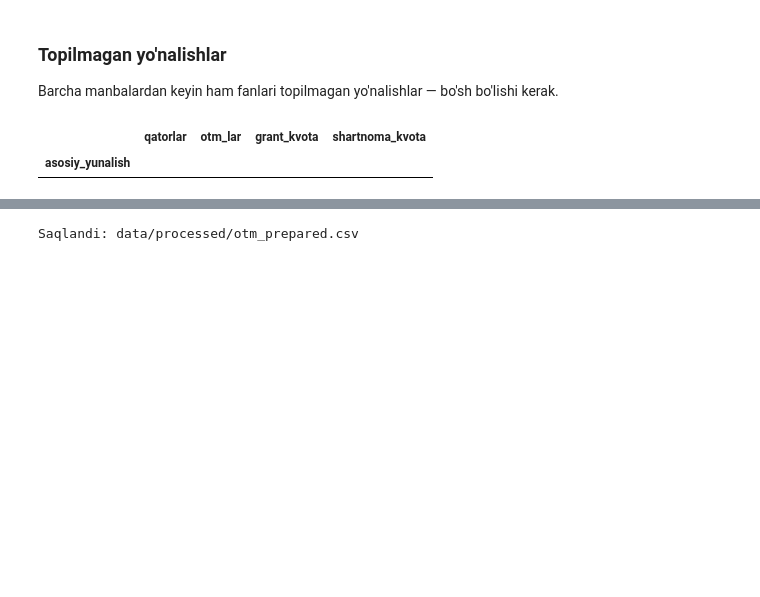
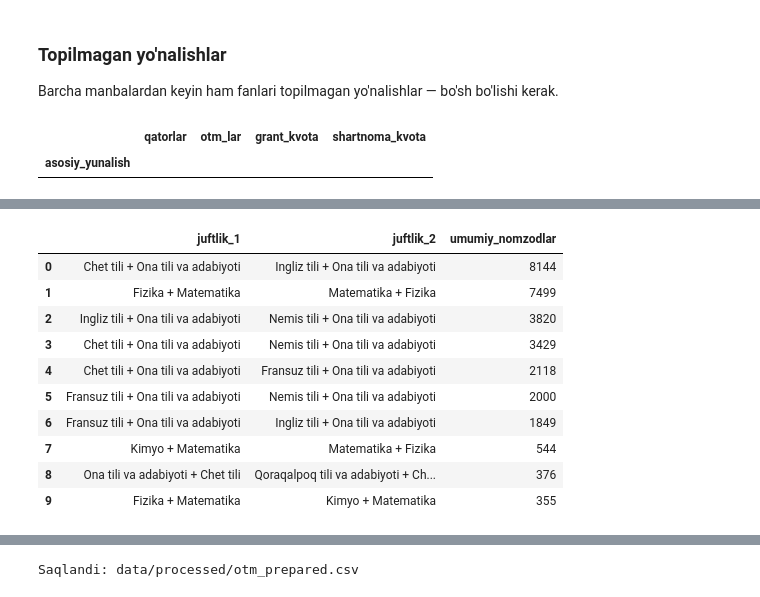
Before and after one commit to ibnMuxiddin/uz-admission-predict, a Jupyter notebook: notebooks/06_otm_data_preparation.ipynb, the cells around one changed output, grey strips where cells are left out. Saved outputs shown, nothing was run; the diff lists cells and outputs as text; code cells hidden in the pictures; blank space fills up the shorter version.

```diff
--- a/notebooks/06_otm_data_preparation.ipynb
+++ b/notebooks/06_otm_data_preparation.ipynb
@@ -316,0 +327,15 @@ Faqat abituriyentlar jadvalida: []
+# %%
+def bosh_joy(s):
+    return s.str.replace(r'\s+', ' ', regex=True).str.strip()
+
+abt = pd.read_csv('../data/raw/abiturents.csv', usecols=['ID', 'yonalishi'])
+abt['yonalishi'] = bosh_joy(abt['yonalishi'])
+
+# Fanlar juftligi faqat yo'nalish nomiga bog'liq
+nom_juftlik = (df.assign(nom=bosh_joy(df['yunalish_nomi']))
+                 .drop_duplicates('nom').set_index('nom')['fanlar_juftligi'])
+abt['fanlar_juftligi'] = abt['yonalishi'].map(nom_juftlik)
+
+print(f"Tanlovlar: {len(abt):,}, abituriyentlar: {abt['ID'].nunique():,}")
+print('Juftligi topilmagan tanlovlar:', abt['fanlar_juftligi'].isna().sum())
+abt.loc[abt['fanlar_juftligi'].isna(), 'yonalishi'].value_counts().head()
@@ -316,0 +352,28 @@ Faqat abituriyentlar jadvalida: []
+# %%
+import itertools
+from collections import Counter
+
+abt = abt.dropna(subset=['fanlar_juftligi'])
+id_juftliklar = abt.groupby('ID')['fanlar_juftligi'].agg(lambda s: sorted(set(s)))
+
+# Ikki juftlikka birdaniga hujjat topshirgan abituriyentlar soni
+boglanish = Counter()
+for juftliklar in id_juftliklar:
+    boglanish.update(itertools.combinations(juftliklar, 2))
+
+boglanish_df = (pd.DataFrame([(a, b, n) for (a, b), n in boglanish.items()],
+                             columns=['juftlik_1', 'juftlik_2', 'umumiy_nomzodlar'])
+                  .sort_values('umumiy_nomzodlar', ascending=False, ignore_index=True))
+boglanish_df
+# %% [output]
+|  | juftlik_1 | juftlik_2 | umumiy_nomzodlar |
+| 0 | Chet tili + Ona tili va adabiyoti | Ingliz tili + Ona tili va adabiyoti | 8144 |
+| 1 | Fizika + Matematika | Matematika + Fizika | 7499 |
+| 2 | Ingliz tili + Ona tili va adabiyoti | Nemis tili + Ona tili va adabiyoti | 3820 |
+| 3 | Chet tili + Ona tili va adabiyoti | Nemis tili + Ona tili va adabiyoti | 3429 |
+| 4 | Chet tili + Ona tili va adabiyoti | Fransuz tili + Ona tili va adabiyoti | 2118 |
+| 5 | Fransuz tili + Ona tili va adabiyoti | Nemis tili + Ona tili va adabiyoti | 2000 |
+| 6 | Fransuz tili + Ona tili va adabiyoti | Ingliz tili + Ona tili va adabiyoti | 1849 |
+| 7 | Kimyo + Matematika | Matematika + Fizika | 544 |
+| 8 | Ona tili va adabiyoti + Chet tili | Qoraqalpoq tili va adabiyoti + Ch... | 376 |
+| 9 | Fizika + Matematika | Kimyo + Matematika | 355 |
```
Also changed, not shown: parts of 13 cells of this notebook, 3 other files.
